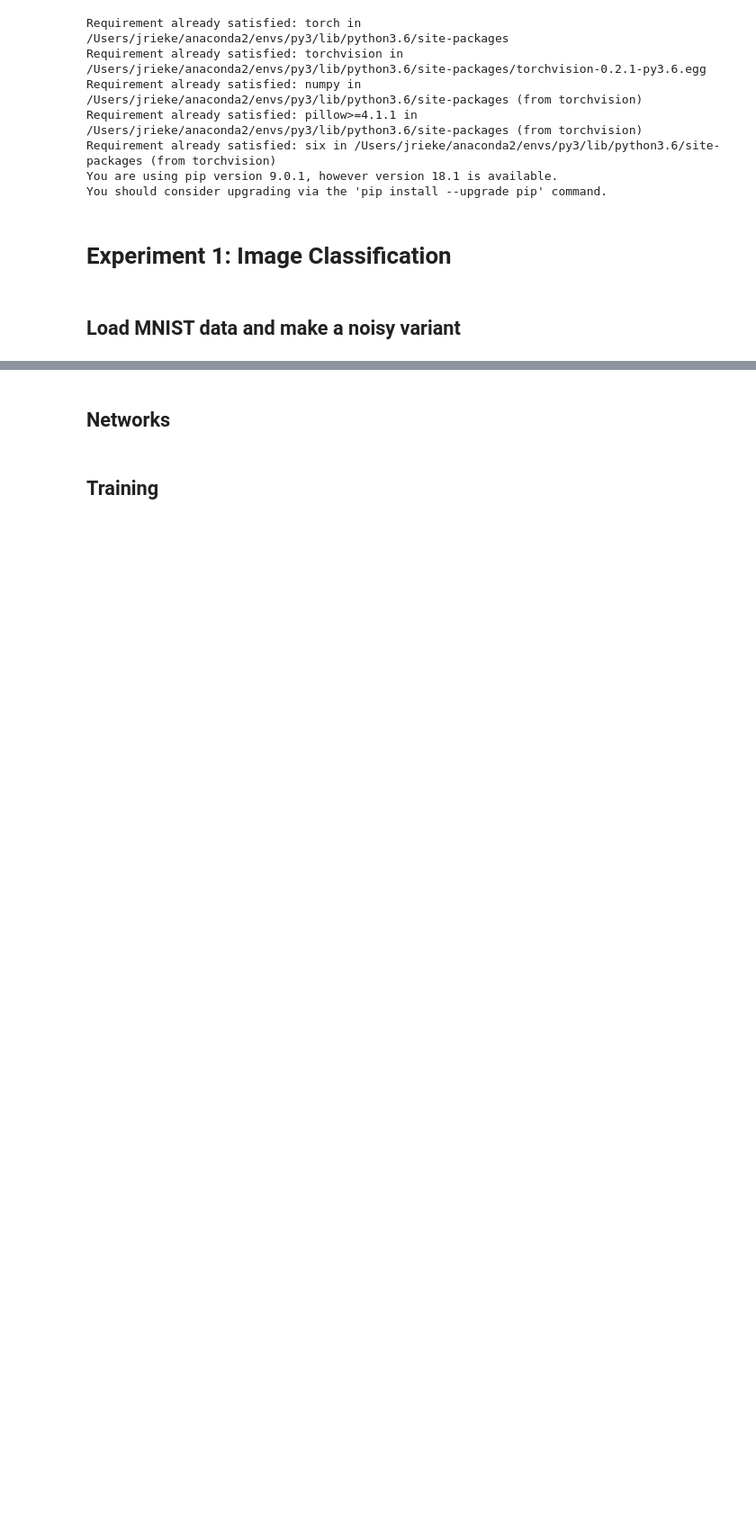
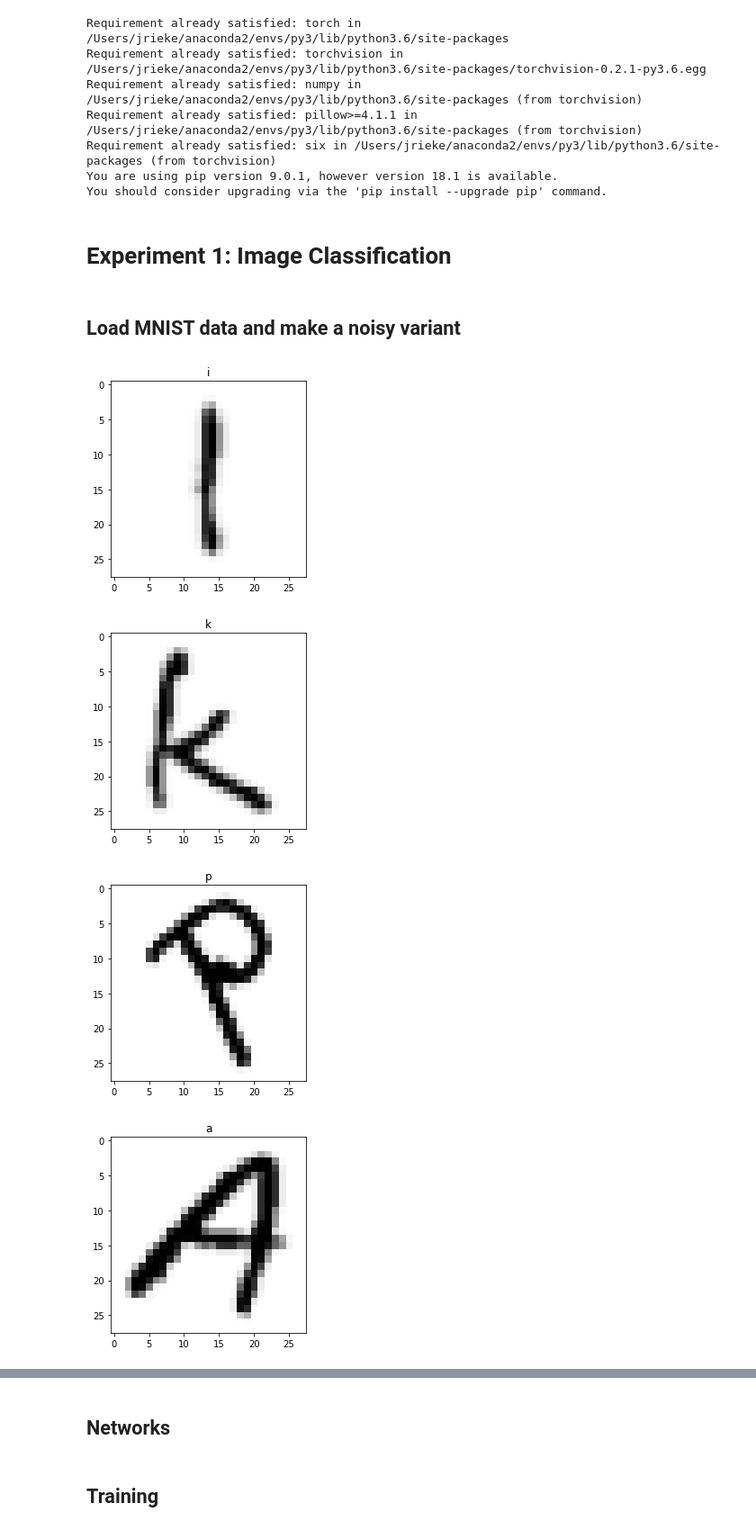
Before and after one commit to jrieke/feedback-nns, a Jupyter notebook: feedback_connections.ipynb, the cells around one changed output, grey strips where cells are left out. Shown at 90% size. Cells and saved outputs as stored; diff of their text form; code cells hidden in the pictures; blank space fills up the shorter version.

Commit message:
Added noisy sequential dataset, added EMNIST dataset

```diff
--- a/feedback_connections.ipynb
+++ b/feedback_connections.ipynb
@@ -46,0 +47,30 @@ test_loader = torch.utils.data.DataLoader(test_dataset, batch_size=params['batch
+# %%
+def load_emnist(val_size=10000):
+    """Return the train (55k), val (5k, randomly drawn from the original test set) and test (10k) dataset for MNIST."""
+    image_transform = transforms.Compose([
+                           transforms.RandomHorizontalFlip(1),  # EMNIST images are flipped and rotated by default
+                           transforms.RandomRotation((90, 90)),
+                           transforms.ToTensor(),
+                           transforms.Normalize((0.1307,), (0.3081,))
+                       ])
+    target_transform = lambda x: x-1  # make labels start at 0 instead of 1
+
+    raw_train_dataset = datasets.EMNIST('data/emnist', split='letters', train=True, download=True, transform=image_transform, target_transform=target_transform)
+    test_dataset = datasets.EMNIST('data/emnist', split='letters', train=False, download=True, transform=image_transform, target_transform=target_transform)
+
+    # Split 5k samples from the train dataset for validation (similar to Sacramento et al. 2018).
+    # TODO: Maybe seed this? Cannot be done in the method directly, so would need to manually call torch.seed.
+    train_dataset, val_dataset = torch.utils.data.dataset.random_split(raw_train_dataset, (len(raw_train_dataset)-val_size, val_size))
+    return train_dataset, val_dataset, test_dataset
+
+train_dataset, val_dataset, test_dataset = load_emnist()
+# %%
+for i in range(10):
+    plt.figure()
+    plt.imshow(train_dataset[i][0][0], cmap='Greys')
+    plt.title('abcdefghijklmnopqrstuvwxyz'[train_dataset[i][1].item()])
+# %% [output]
+[figure, added]
+[figure, added]
+[figure, added]
+[figure, added]
```
Also changed, not shown: parts of 31 cells of this notebook.
